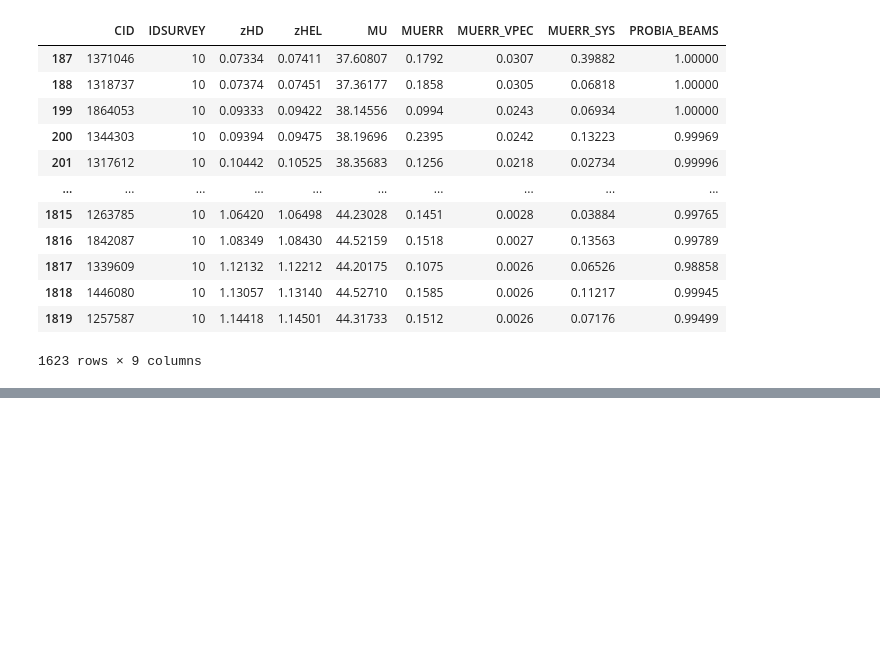
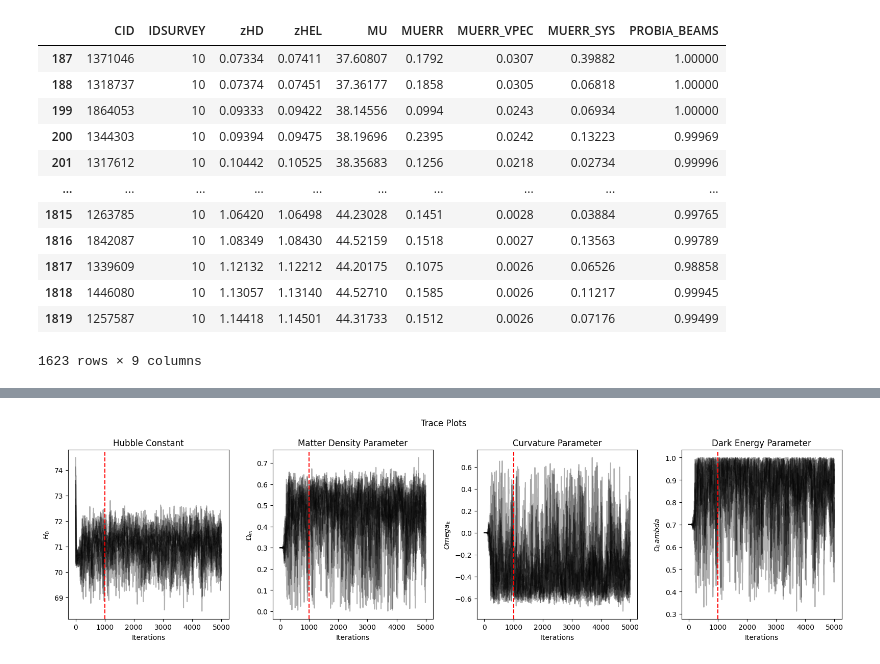
Before and after one commit to MagicalBean/DES_MCMC, a Jupyter notebook: workthrough.ipynb, the cells around one changed output, grey strips where cells are left out. Saved outputs shown, nothing was run; the diff lists cells and outputs as text; code cells hidden in the pictures; blank space fills up the shorter version.

```diff
--- a/workthrough.ipynb
+++ b/workthrough.ipynb
@@ -56,0 +230,6 @@ plt.show()
+# %%
+n_dim, n_walkers = 4, 10
+n_iterations = 5000
+p0 = np.random.multivariate_normal(mean=[73, 0.3, 0, 0.7], cov=np.diag([1, 1e-12, 1e-12, 1e-12]), size=n_walkers)
+
+print([ln_prior(x) for x in p0])
@@ -56,0 +238,8 @@ plt.show()
+# %%
+with Pool() as pool:
+    start = time.time()
+    grid_params = precompute_grid(high_z['zHD'])
+    sampler = emcee.EnsembleSampler(n_walkers, n_dim, ln_pdf, args=[grid_params, high_z], pool=pool)
+    sampler.run_mcmc(p0, n_iterations, progress=True)
+    dur = time.time() - start
+    print(f'MCMC took {dur:.3f} seconds')
@@ -56,0 +248,17 @@ plt.show()
+# %%
+fig, axs = plt.subplots(1, 4, figsize=(16, 4.6))
+
+titles = ['Hubble Constant', 'Matter Density Parameter', 'Curvature Parameter', 'Dark Energy Parameter']
+y_labels = [r'$H_0$', r'$\Omega_m$', r'$Omega_k$', r'$\Omega_Lambda$']
+for i in range(0, 4):
+    axs[i].plot(sampler.get_chain()[:,:,i], 'k', alpha=0.3)
+    axs[i].set_xlabel('Iterations')
+    axs[i].set_title(titles[i])
+    axs[i].set_ylabel(y_labels[i])
+    axs[i].axvline(x=1000, color='red', linestyle='dashed')
+
+fig.suptitle('Trace Plots')
+plt.tight_layout()
+plt.show()
+# %% [output]
+[figure, added]
```
Also changed, not shown: parts of 14 cells of this notebook.
